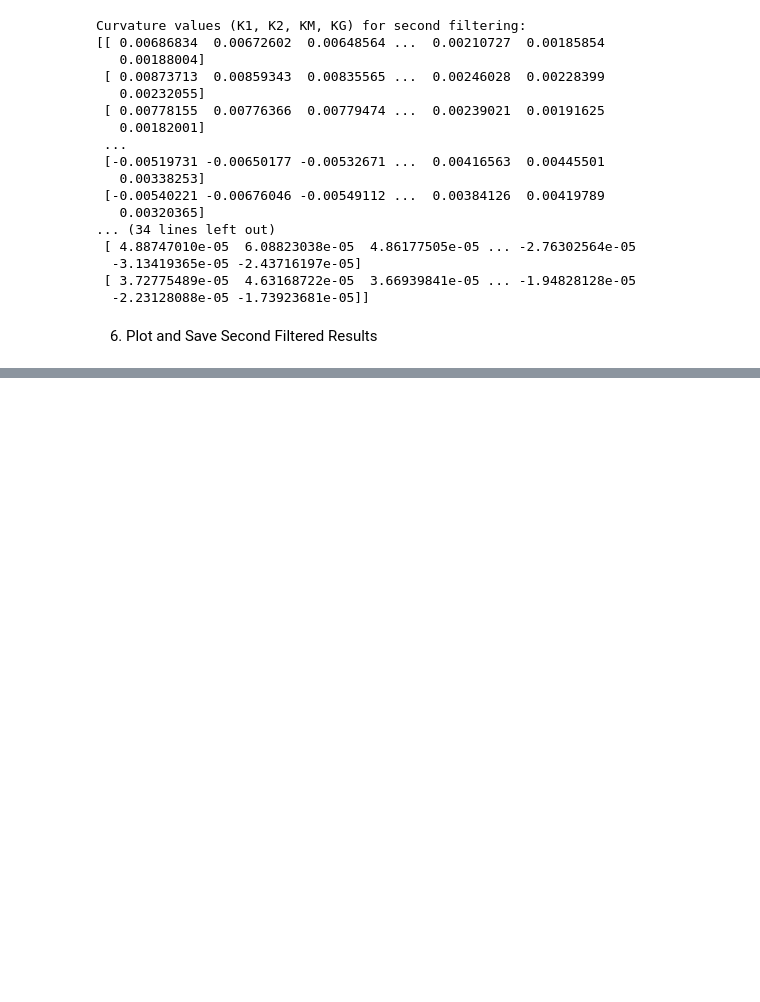
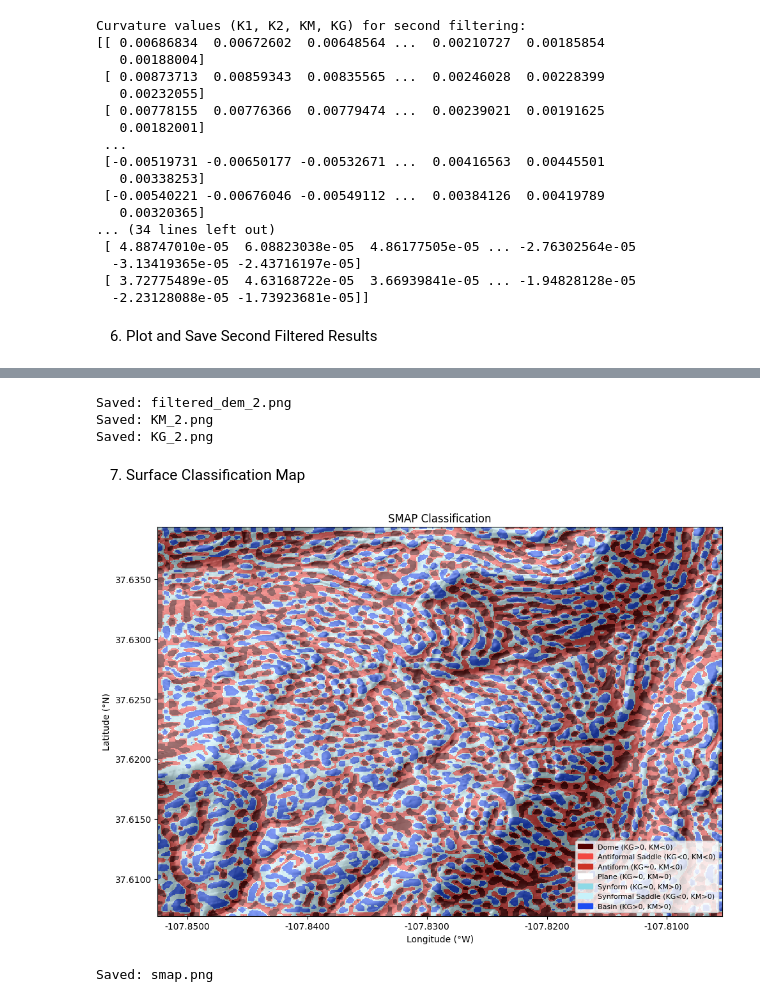
Before and after one commit to tschermer02/topoCurve1, a Jupyter notebook: src/test_scripts/example.ipynb, the cells around one changed output, grey strips where cells are left out. Saved outputs shown, nothing was run; the diff lists cells and outputs as text; code cells hidden in the pictures; blank space fills up the shorter version.

```diff
--- a/src/test_scripts/example.ipynb
+++ b/src/test_scripts/example.ipynb
@@ -14,7 +21,7 @@ import matplotlib.pyplot as plt
 2. Load the DEM File
 # %%
 # Define the path to the TIFF file
-tiff_file = '../references/DEM_files/Purgatory.tif'
+tiff_file = '../../references/DEM_files/Purgatory.tif'
 
 # Instantiate TopoCurve object
 dem = TopoCurve(tiff_file)
@@ -89,10 +101,10 @@ plt.show()
 # %% [markdown]
 5. Second Filtering (Lowpass: [90, 100])
 # %%
-dx, dy, ZFilt = spectral_filter.FFT([90, 100], "lowpass", 0.5)
+dx, dy, ZFilt2 = spectral_filter.FFT([90, 100], "lowpass", 0.5)
 
 # Compute curvature attributes again
-K1, K2, KM, KG = dem.CurveCalc(ZFilt, dx, dy, 0)
+K1, K2, KM, KG, SMAP, SDist, CMAP = dem.CurveCalc(ZFilt2, dx, dy, 0)
 
 # Print results
 print("Curvature values (K1, K2, KM, KG) for second filtering:")
@@ -147,0 +132,37 @@ plt.show()
+# %%
+# Plot the filtered elevation values
+dem.plot(ZFilt2,
+          title="Filtered DEM (150–500 m)",
+          cmap="terrain",
+          cbar_label="Elevation (m)",
+          filename="filtered_dem_2.png",
+          tiff_file=tiff_file)
+
+# Plot Mean Curvature (KM)
+dem.plot(KM,
+          title="Mean Curvature (KM)",
+          cmap="coolwarm",
+          cbar_label="Mean Curvature",
+          filename="KM_2.png",
+          tiff_file=tiff_file)
+
+
+# Plot Gaussian Curvature (KG)
+dem.plot(KG,
+          title="Gaussian Curvature (KG)",
+          cmap="coolwarm",
+          cbar_label="Gaussian Curvature",
+          filename="KG_2.png",
+          tiff_file=tiff_file)
+# %% [output]
+Saved: filtered_dem_2.png
+Saved: KM_2.png
+Saved: KG_2.png
+# %% [markdown]
+7. Surface Classification Map
+# %%
+# Plot SMAP Classification
+dem.plot_smap(SMAP, tiff_file=tiff_file)
+# %% [output]
+[figure, added]
+Saved: smap.png
```
Also changed, not shown: parts of 6 cells of this notebook, 8 other files.
